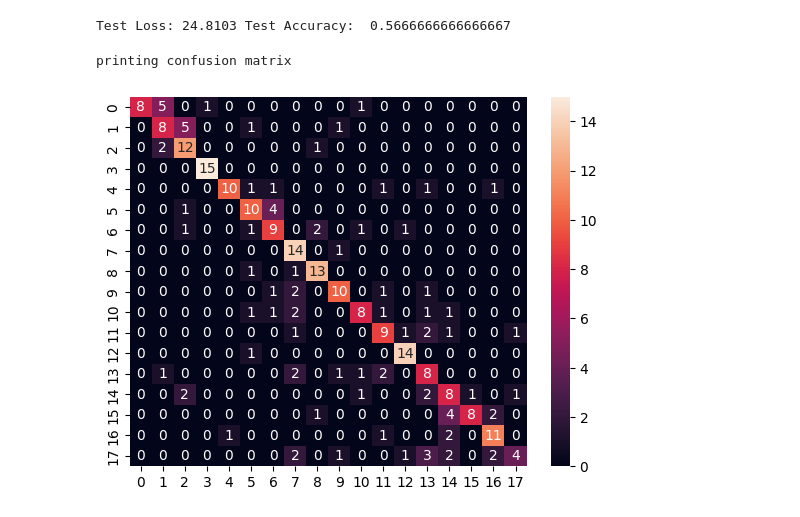
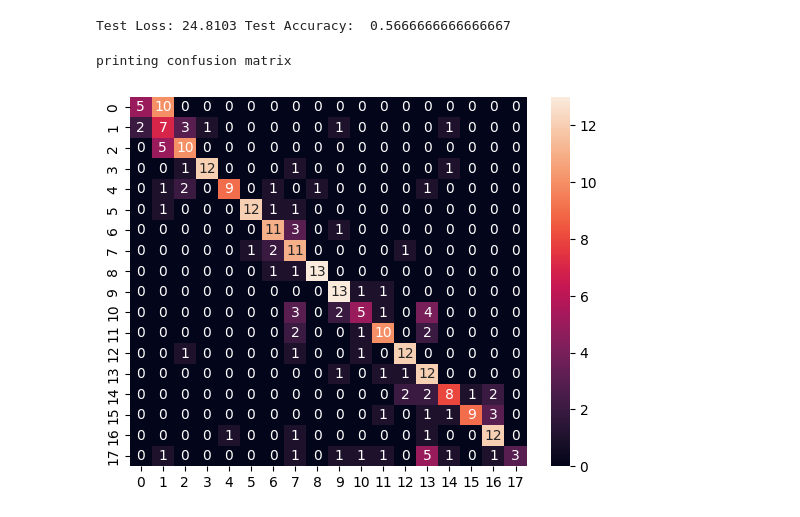
Before and after one commit to aditi098/CuneiformDating, a Jupyter notebook: image_classification/newExperiments/main.ipynb, the cells around one changed output. Drawn from its saved outputs; the diff is of its cells as text; code cells hidden in the pictures.

```diff
--- a/image_classification/newExperiments/main.ipynb
+++ b/image_classification/newExperiments/main.ipynb
@@ -97,7 +97,7 @@ test_model(resnet101_model, test_dataset_loader, optimizer, criterion)
 Test Loss: 24.8103 Test Accuracy:  0.5666666666666667
 # %%
 from utils import *
-analyze_predictions("results/2023-07-07 02:22:49.906261/val_predictions.json")
+analyze_predictions("results/2023-07-07 08:53:11.303740/test_predictions.json")
 # %% [output]
 printing confusion matrix
-[figure, old version]
+[figure, new version]
```
Also changed, not shown: 3 other files.
